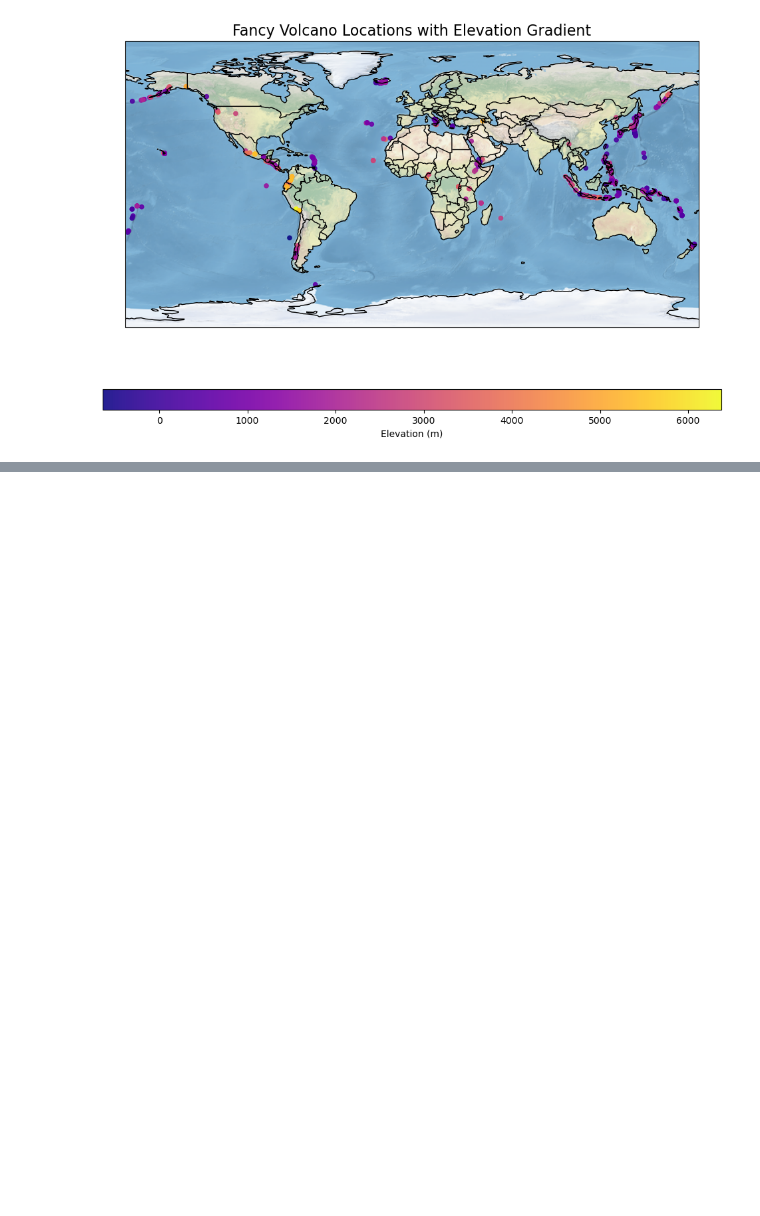
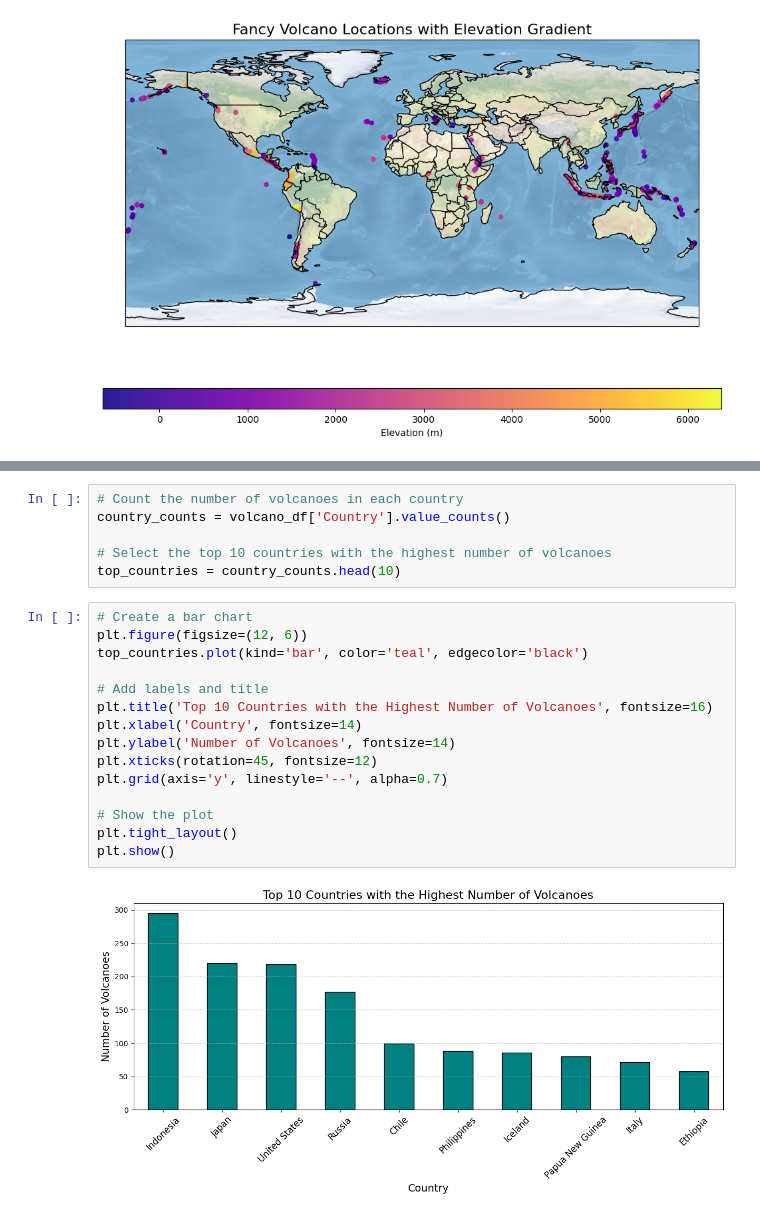
Before and after one commit to AidanDavid/GlobalVolcanicActivity, a Jupyter notebook: Chart.ipynb, the cells around one changed output, grey strips where cells are left out. Drawn from its saved outputs; the diff is of its cells as text; blank space fills up the shorter version.

```diff
--- a/Chart.ipynb
+++ b/Chart.ipynb
@@ -152,0 +173,23 @@ plt.show()
+# %%
+# Count the number of volcanoes in each country
+country_counts = volcano_df['Country'].value_counts()
+
+# Select the top 10 countries with the highest number of volcanoes
+top_countries = country_counts.head(10)
+# %%
+# Create a bar chart
+plt.figure(figsize=(12, 6))
+top_countries.plot(kind='bar', color='teal', edgecolor='black')
+
+# Add labels and title
+plt.title('Top 10 Countries with the Highest Number of Volcanoes', fontsize=16)
+plt.xlabel('Country', fontsize=14)
+plt.ylabel('Number of Volcanoes', fontsize=14)
+plt.xticks(rotation=45, fontsize=12)
+plt.grid(axis='y', linestyle='--', alpha=0.7)
+
+# Show the plot
+plt.tight_layout()
+plt.show()
+# %% [output]
+[figure, added]
```
Also changed, not shown: parts of 4 cells of this notebook, 1 other file.
